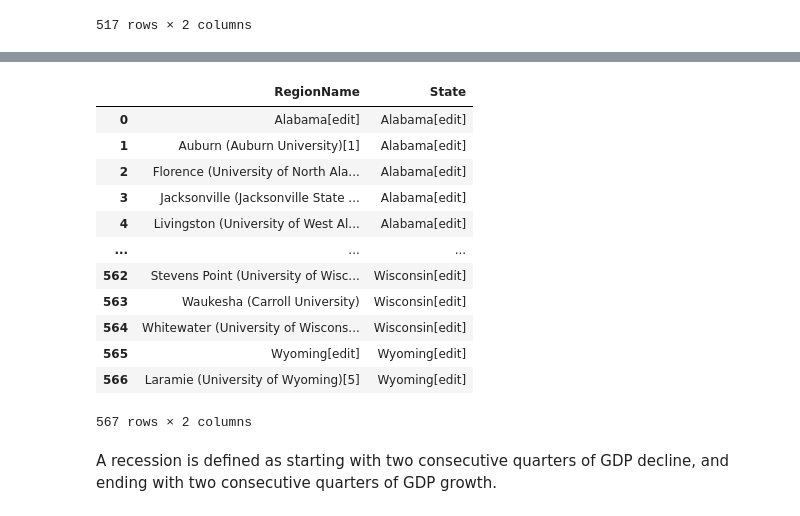
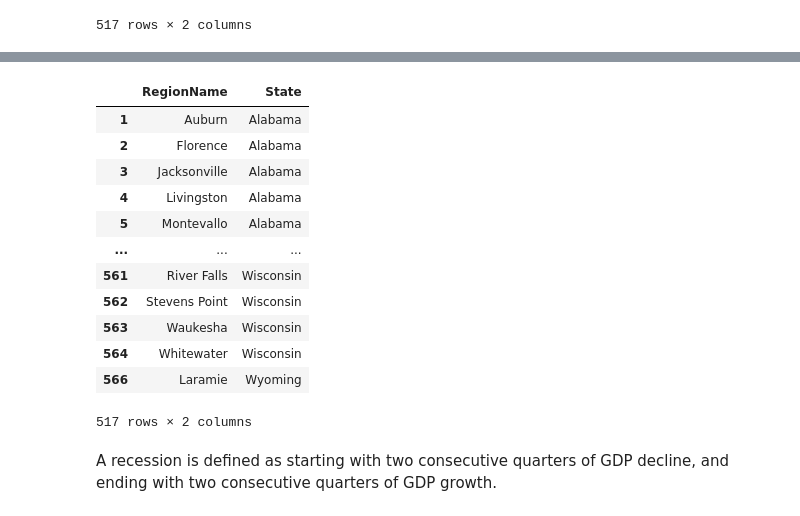
Before and after one commit to aicharya/DSA_Python, a Jupyter notebook: HypothesisTestingAssignment4_AnswersWithoutCode(CMB Summission)-.ipynb, the cells around one changed output, grey strips where cells are left out. Drawn from its saved outputs; the diff is of its cells as text; code cells hidden in the pictures.

```diff
--- a/HypothesisTestingAssignment4_AnswersWithoutCode(CMB Summission)-.ipynb
+++ b/HypothesisTestingAssignment4_AnswersWithoutCode(CMB Summission)-.ipynb
@@ -201,0 +234,2 @@ get_list_of_university_towns()
+# %%
+df["State"].fillna(method="ffill",inplace=True)
@@ -201,0 +245,4 @@ get_list_of_university_towns()
+# %%
+toBeDropped = df[df["RegionName"] == df["State"]].index
+# %%
+df.drop(toBeDropped,inplace=True)
@@ -201,0 +267,3 @@ get_list_of_university_towns()
+# %%
+def cleanName(value):
+  return re.split('[([]+', str(value))[0]
@@ -202,38 +302,37 @@ get_list_of_university_towns()
 # %%
 def get_list_of_university_towns():
     '''Returns a DataFrame of towns and the states they are in from the
     university_towns.txt list. The format of the DataFrame should be:
     DataFrame( [ ["Michigan", "Ann Arbor"], ["Michigan", "Yipsilanti"] ],
     columns=["State", "RegionName"]  )
 
     The following cleaning needs to be done:
 
     1. For "State", removing characters from "[" to the end.
     2. For "RegionName", when applicable, removing every character from " (" to the end.
     3. Depending on how you read the data, you may need to remove newline character '\n'. '''
     df = pd.read_csv("university_towns.txt", names = [ "RegionName" ])
     df["State"] = df[df.RegionName.str.endswith("[edit]")]
     df["State"].fillna(method="ffill",inplace=True)
+    df1 = df[df["RegionName"] != df["State"]].applymap(cleanName)
     # drop rows with [edit] in region name
-
-
-    return df
+    return df1
 
 get_list_of_university_towns()
 # %% [output]
 |  | RegionName | State |
-| 0 | Alabama[edit] | Alabama[edit] |
-| 1 | Auburn (Auburn University)[1] | Alabama[edit] |
-| 2 | Florence (University of North Ala... | Alabama[edit] |
-| 3 | Jacksonville (Jacksonville State ... | Alabama[edit] |
-| 4 | Livingston (University of West Al... | Alabama[edit] |
+| 1 | Auburn | Alabama |
+| 2 | Florence | Alabama |
+| 3 | Jacksonville | Alabama |
+| 4 | Livingston | Alabama |
+| 5 | Montevallo | Alabama |
 | ... | ... | ... |
-| 562 | Stevens Point (University of Wisc... | Wisconsin[edit] |
-| 563 | Waukesha (Carroll University) | Wisconsin[edit] |
-| 564 | Whitewater (University of Wiscons... | Wisconsin[edit] |
-| 565 | Wyoming[edit] | Wyoming[edit] |
-| 566 | Laramie (University of Wyoming)[5] | Wyoming[edit] |
+| 561 | River Falls | Wisconsin |
+| 562 | Stevens Point | Wisconsin |
+| 563 | Waukesha | Wisconsin |
+| 564 | Whitewater | Wisconsin |
+| 566 | Laramie | Wyoming |
-567 rows × 2 columns
+517 rows × 2 columns
 # %% [markdown]
 A recession is defined as starting with two consecutive quarters of GDP decline, and ending with two consecutive quarters of GDP growth.
 # %%
```
Also changed, not shown: parts of 22 cells of this notebook.
